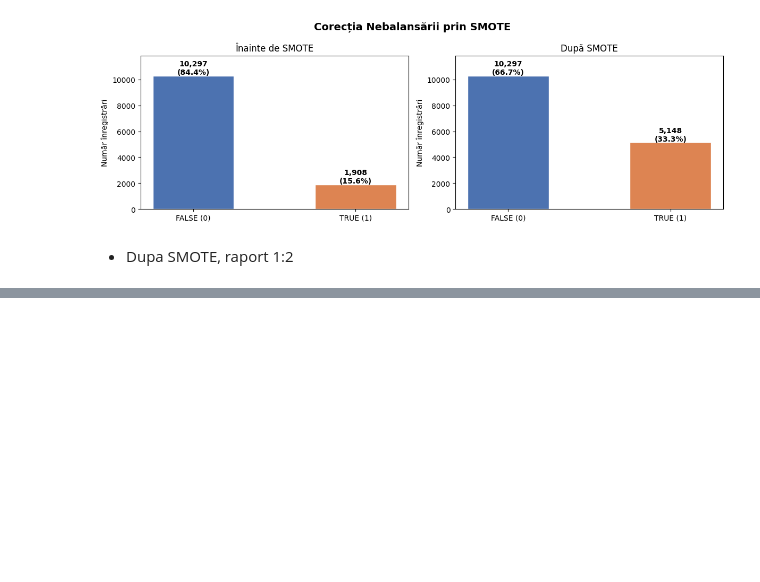
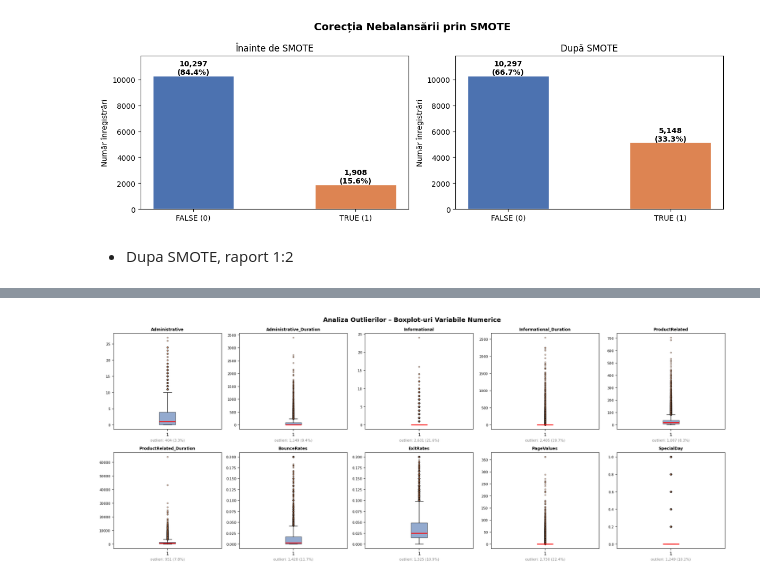
Before and after one commit to BejenaruIoanMatei/Online-Shoppers-Purchasing-Intention, a Jupyter notebook: notebooks/OnlinePurchasing/main.ipynb, the cells around one changed output, grey strips where cells are left out. Drawn from its saved outputs; the diff is of its cells as text; code cells hidden in the pictures; blank space fills up the shorter version.

Commit message:
Outliers

```diff
--- a/notebooks/OnlinePurchasing/main.ipynb
+++ b/notebooks/OnlinePurchasing/main.ipynb
@@ -294,0 +341,19 @@ plt.show()
+# %%
+num_cols = ['Administrative', 'Administrative_Duration',
+            'Informational', 'Informational_Duration',
+            'ProductRelated', 'ProductRelated_Duration',
+            'BounceRates', 'ExitRates', 'PageValues', 'SpecialDay']
+# %%
+outlier_report = {}
+for col in num_cols:
+    Q1  = df[col].quantile(0.25)
+    Q3  = df[col].quantile(0.75)
+    IQR = Q3 - Q1
+    lower = Q1 - 1.5 * IQR
+    upper = Q3 + 1.5 * IQR
+    n_out = ((df[col] < lower) | (df[col] > upper)).sum()
+    pct   = n_out / len(df) * 100
+    outlier_report[col] = {'Q1': Q1, 'Q3': Q3, 'IQR': IQR,
+                           'Lower': lower, 'Upper': upper,
+                           'N_outliers': n_out, 'Pct': pct}
+    print(f"  {col:<28} {Q1:>8.3f} {Q3:>8.3f} {IQR:>8.3f} {lower:>12.3f} {upper:>12.3f} {n_out:>10,} {pct:>5.1f}%")
@@ -294,0 +371,20 @@ plt.show()
+# %%
+fig, axes = plt.subplots(2, 5, figsize=(20, 8))
+fig.suptitle('Analiza Outlierilor – Boxplot-uri Variabile Numerice', fontsize=14, fontweight='bold')
+axes = axes.flatten()
+
+for i, col in enumerate(num_cols):
+    axes[i].boxplot(df[col].dropna(), vert=True, patch_artist=True,
+                    boxprops=dict(facecolor='#4C72B0', alpha=0.6),
+                    medianprops=dict(color='red', linewidth=2),
+                    flierprops=dict(marker='o', markerfacecolor='#DD8452', markersize=3, alpha=0.4))
+    axes[i].set_title(col, fontsize=9, fontweight='bold')
+    axes[i].tick_params(axis='y', labelsize=8)
+    n_out = outlier_report[col]['N_outliers']
+    pct   = outlier_report[col]['Pct']
+    axes[i].set_xlabel(f'outlieri: {n_out:,} ({pct:.1f}%)', fontsize=8, color='gray')
+
+plt.tight_layout()
+plt.show()
+# %% [output]
+[figure, added]
```
Also changed, not shown: parts of 15 cells of this notebook.
